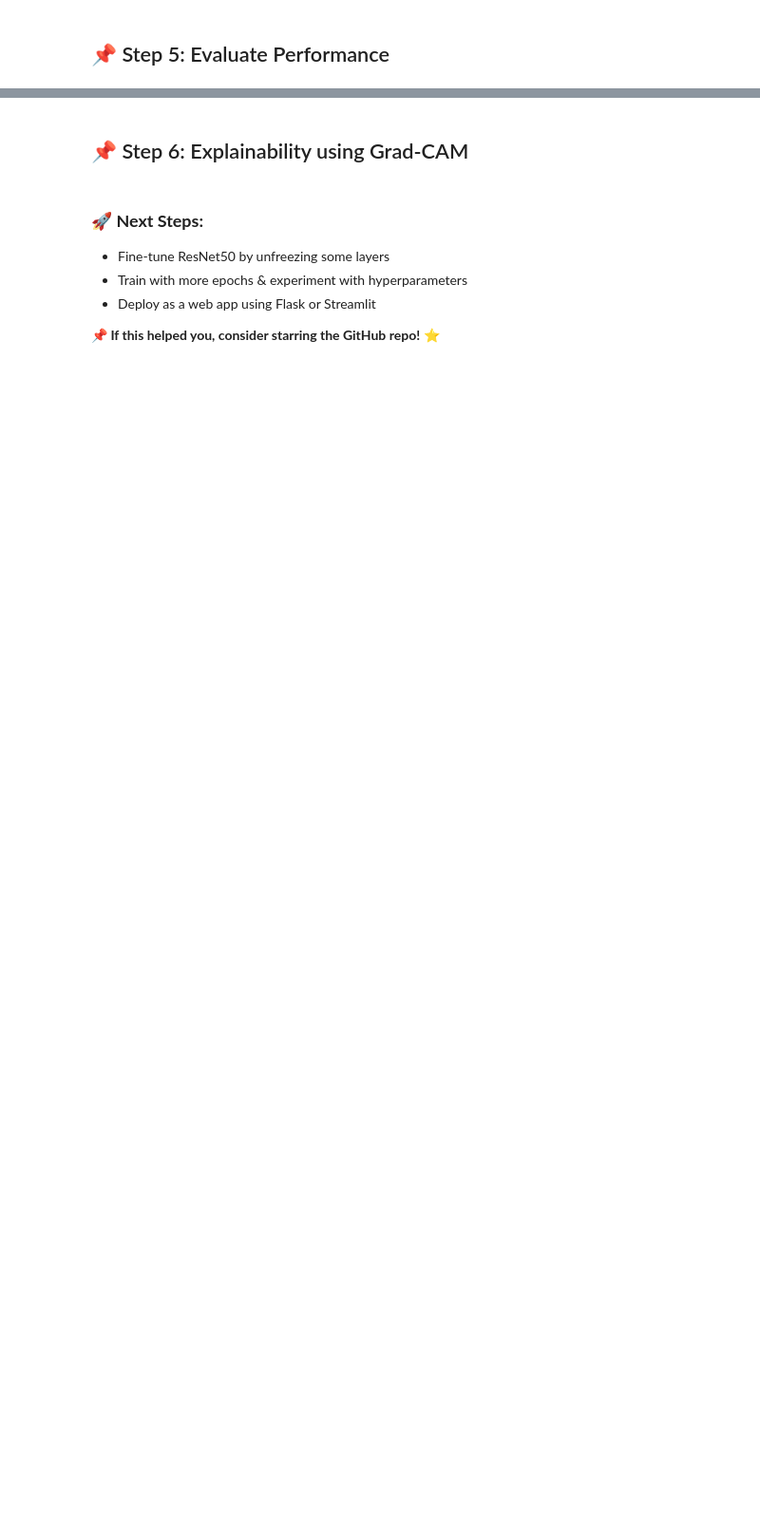
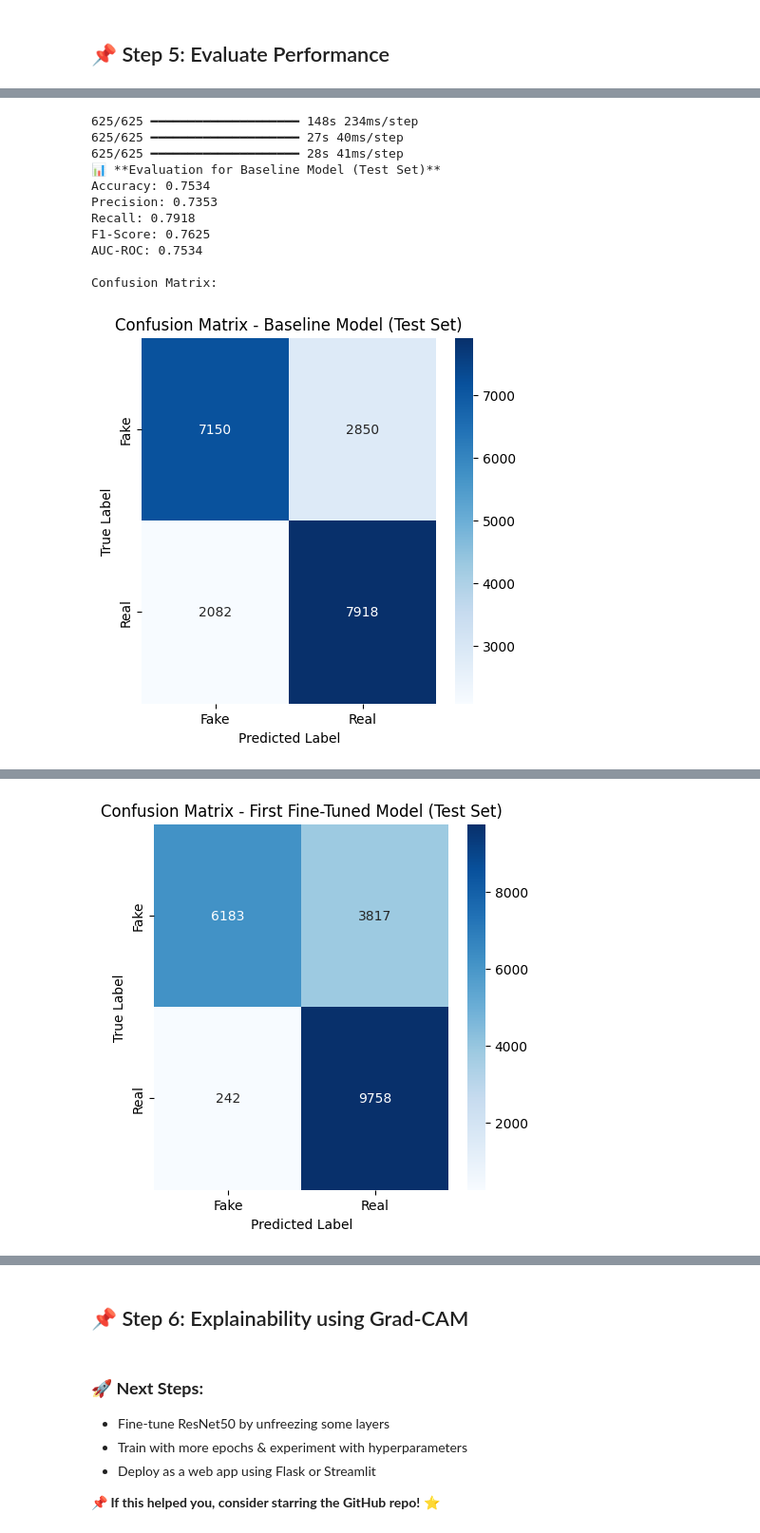
Before and after one commit to omnidox/cognizant-genspark-genai-training, a Jupyter notebook: introduction-to-genai/deliverables/mod_4_neural_networks_deep_leanring/cifake_classification.ipynb, the cells around one changed output, grey strips where cells are left out. Shown at 95% size. Cells and saved outputs as stored; diff of their text form; code cells hidden in the pictures; blank space fills up the shorter version.

```diff
--- a/introduction-to-genai/deliverables/mod_4_neural_networks_deep_leanring/cifake_classification.ipynb
+++ b/introduction-to-genai/deliverables/mod_4_neural_networks_deep_leanring/cifake_classification.ipynb
@@ -470,0 +479,64 @@ print(classification_report(y_true, y_pred, target_names=['Fake', 'Real']))
+# %%
+
+from tensorflow.keras.models import load_model
+from sklearn.metrics import accuracy_score, precision_score, recall_score, f1_score, roc_auc_score, confusion_matrix, classification_report, roc_curve
+import seaborn as sns
+import matplotlib.pyplot as plt
+import numpy as np
+
+# Load all three models
+model_baseline = load_model('/kaggle/working/cifake_model.h5')  # Original model
+model_finetuned = load_model('/kaggle/working/cifake_model_finetuned.h5')  # First fine-tuned model
+model_best_finetuned = load_model('/kaggle/working/cifake_model_finetuned_v2.h5')  # Best fine-tuned model
+
+# 1️⃣ Get true labels from test generator
+y_true_test = test_generator.classes  # True labels from test set
+
+# 2️⃣ Generate predictions on the test set
+y_pred_baseline_test = model_baseline.predict(test_generator).flatten()
+y_pred_finetuned_test = model_finetuned.predict(test_generator).flatten()
+y_pred_best_finetuned_test = model_best_finetuned.predict(test_generator).flatten()
+
+# 3️⃣ Convert probabilities to binary (0 = Fake, 1 = Real)
+y_pred_baseline_bin_test = (y_pred_baseline_test > 0.5).astype(int)
+y_pred_finetuned_bin_test = (y_pred_finetuned_test > 0.5).astype(int)
+y_pred_best_finetuned_bin_test = (y_pred_best_finetuned_test > 0.5).astype(int)
+
+# 4️⃣ Evaluate on test set
+evaluate_model(y_true_test, y_pred_baseline_bin_test, "Baseline Model (Test Set)")
+evaluate_model(y_true_test, y_pred_finetuned_bin_test, "First Fine-Tuned Model (Test Set)")
+evaluate_model(y_true_test, y_pred_best_finetuned_bin_test, "Best Fine-Tuned Model (Test Set)")
+
+# 5️⃣ Plot ROC Curve for Test Set
+plt.figure(figsize=(7, 7))
+fpr_base_test, tpr_base_test, _ = roc_curve(y_true_test, y_pred_baseline_test)
+fpr_fine_test, tpr_fine_test, _ = roc_curve(y_true_test, y_pred_finetuned_test)
+fpr_best_test, tpr_best_test, _ = roc_curve(y_true_test, y_pred_best_finetuned_test)
+
+plt.plot(fpr_base_test, tpr_base_test, label='Baseline Model (Test Set)')
+plt.plot(fpr_fine_test, tpr_fine_test, label='First Fine-Tuned Model (Test Set)', linestyle='--')
+plt.plot(fpr_best_test, tpr_best_test, label='Best Fine-Tuned Model (Test Set)', linestyle='-.')
+plt.plot([0, 1], [0, 1], 'k--')  # Random classifier line
+plt.xlabel('False Positive Rate')
+plt.ylabel('True Positive Rate')
+plt.title('ROC Curve Comparison (Test Set)')
+plt.legend()
+plt.show()
+
+
+print(f"AUC (Baseline): {roc_auc_score(y_true_test, y_pred_baseline_test):.4f}")
+print(f"AUC (First Fine-Tuned): {roc_auc_score(y_true_test, y_pred_finetuned_test):.4f}")
+print(f"AUC (Best Fine-Tuned): {roc_auc_score(y_true_test, y_pred_best_finetuned_test):.4f}")
+# %% [output]
+625/625 ━━━━━━━━━━━━━━━━━━━━ 148s 234ms/step
+625/625 ━━━━━━━━━━━━━━━━━━━━ 27s 40ms/step
+625/625 ━━━━━━━━━━━━━━━━━━━━ 28s 41ms/step
+📊 **Evaluation for Baseline Model (Test Set)**
+Accuracy: 0.7534
+Precision: 0.7353
+Recall: 0.7918
+F1-Score: 0.7625
+AUC-ROC: 0.7534
+
+Confusion Matrix:
+[figure, added]
@@ -470,0 +561 @@ print(classification_report(y_true, y_pred, target_names=['Fake', 'Real']))
+[figure, added]
```
Also changed, not shown: parts of 8 cells of this notebook.
